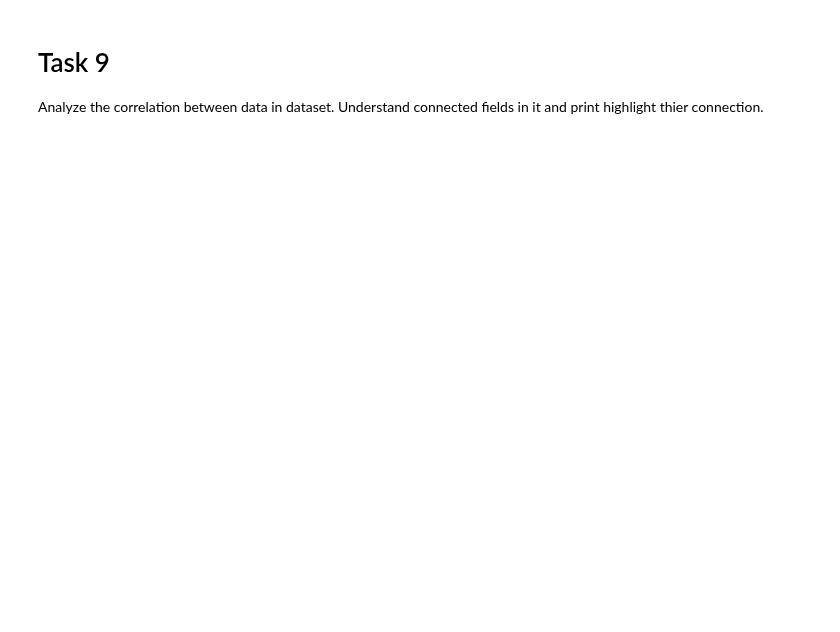
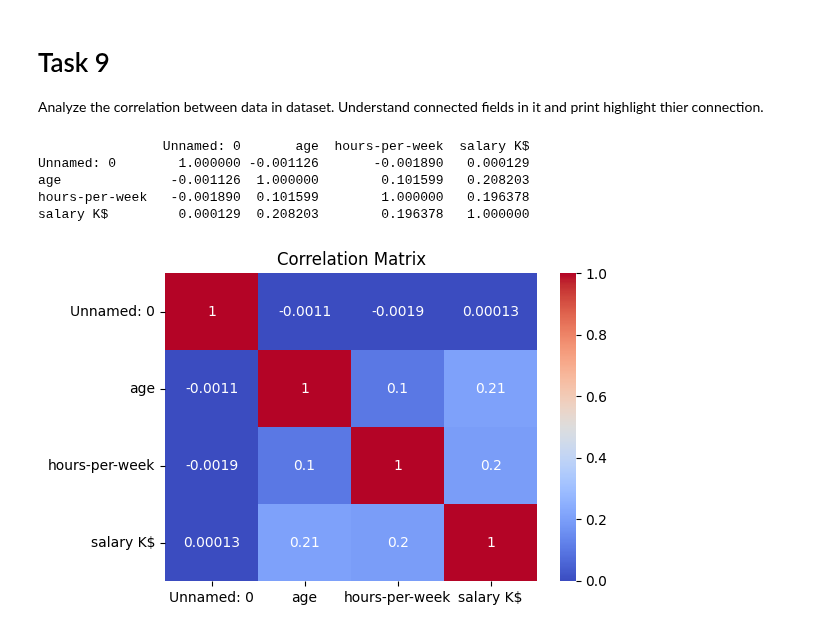
Before and after one commit to mate-academy/py-adult-data-analysis, a Jupyter notebook: app/main.ipynb, the cells around one changed output. Saved outputs shown, nothing was run; the diff lists cells and outputs as text; code cells hidden in the pictures; blank space fills up the shorter version.

```diff
--- a/app/main.ipynb
+++ b/app/main.ipynb
@@ -188,0 +210,16 @@ Analyze the correlation between data in dataset. Understand connected fields in
+# %%
+# write your code for task 9 here
+correlation_matrix = data.corr(numeric_only = True)
+print(correlation_matrix)
+
+plt.figure(figsize=(6, 4))
+sns.heatmap(correlation_matrix, annot=True, cmap="coolwarm")
+plt.title("Correlation Matrix")
+plt.show()
+# %% [output]
+                Unnamed: 0       age  hours-per-week  salary K$
+Unnamed: 0        1.000000 -0.001126       -0.001890   0.000129
+age              -0.001126  1.000000        0.101599   0.208203
+hours-per-week   -0.001890  0.101599        1.000000   0.196378
+salary K$         0.000129  0.208203        0.196378   1.000000
+[figure, added]
```
Also changed, not shown: parts of 5 cells of this notebook.
